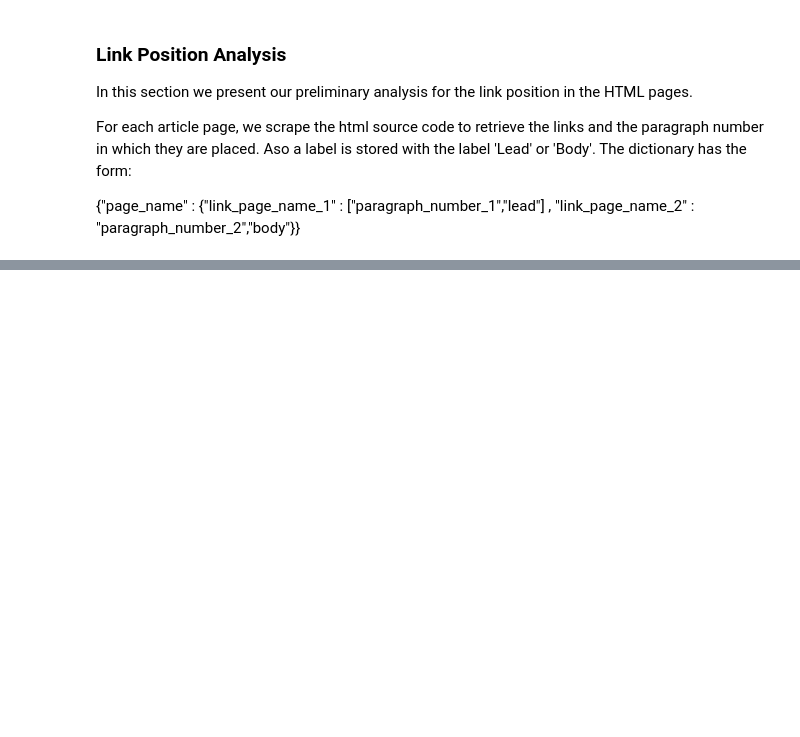
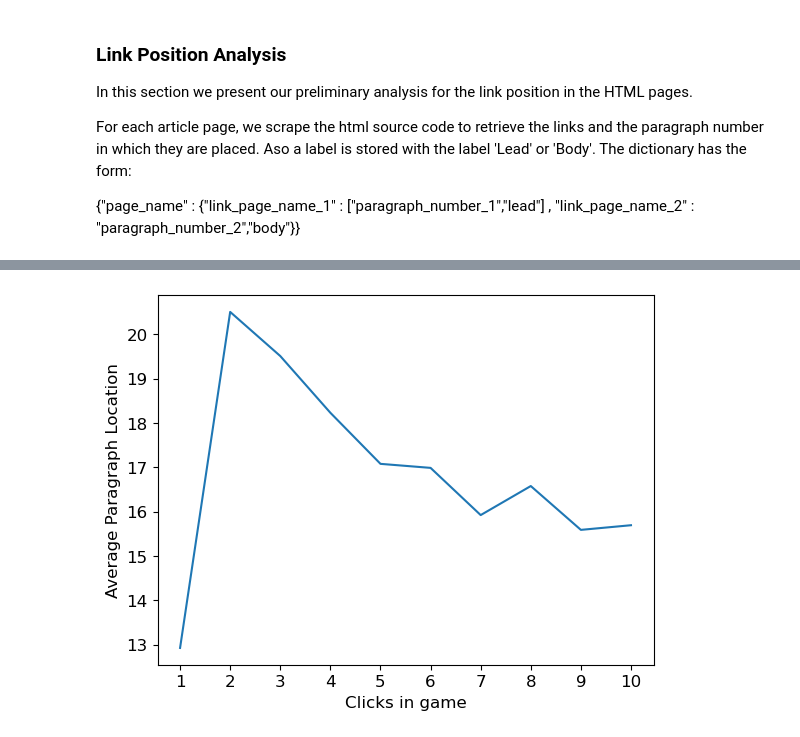
Before and after one commit to epfl-ada/ada-2022-project-souvladaki, a Jupyter notebook: analysis.ipynb, the cells around one changed output, grey strips where cells are left out. Saved outputs shown, nothing was run; the diff lists cells and outputs as text; code cells hidden in the pictures; blank space fills up the shorter version.

```diff
--- a/analysis.ipynb
+++ b/analysis.ipynb
@@ -680,0 +735,24 @@ plt.show()
+# %%
+#par_per_turn
+
+chosen_pars = [0 for i in range(500)]
+chosen_labels = []
+chosen_pars_counter = [0 for i in range(500)]
+chosen_labels = {'lead' : [0 for i in range(80)], 'body' : [0 for i in range(80)]}
+for path in paths:
+    for i, article in enumerate(path):
+        if i < len(path) - 1:
+            source = article
+            target = path[i + 1]
+            if (target in page_pos_dict[source].keys()):
+                par_chosen = page_pos_dict[source][target][0]
+                chosen_pars[i] += par_chosen
+                chosen_pars_counter[i] += 1
+                chosen_label = page_pos_dict[source][target][1]
+                chosen_labels[chosen_label][i] += 1
+# %%
+plt.plot(['{}'.format(i+1) for i in range(10)], np.array(chosen_pars[0:10])/np.array(chosen_pars_counter[0:10]));
+plt.xlabel('Clicks in game');
+plt.ylabel('Average Paragraph Location');
+# %% [output]
+[figure, added]
```
Also changed, not shown: parts of 22 cells of this notebook.
